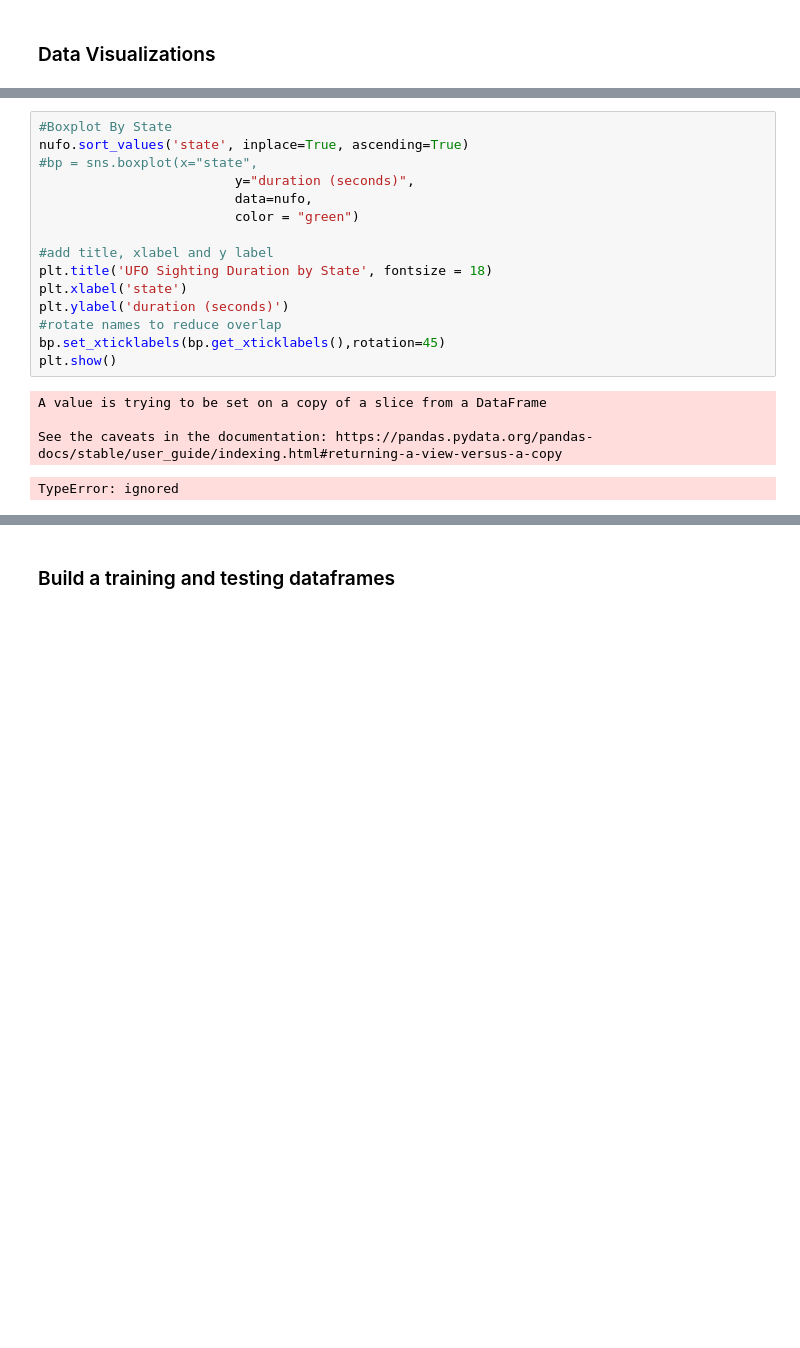
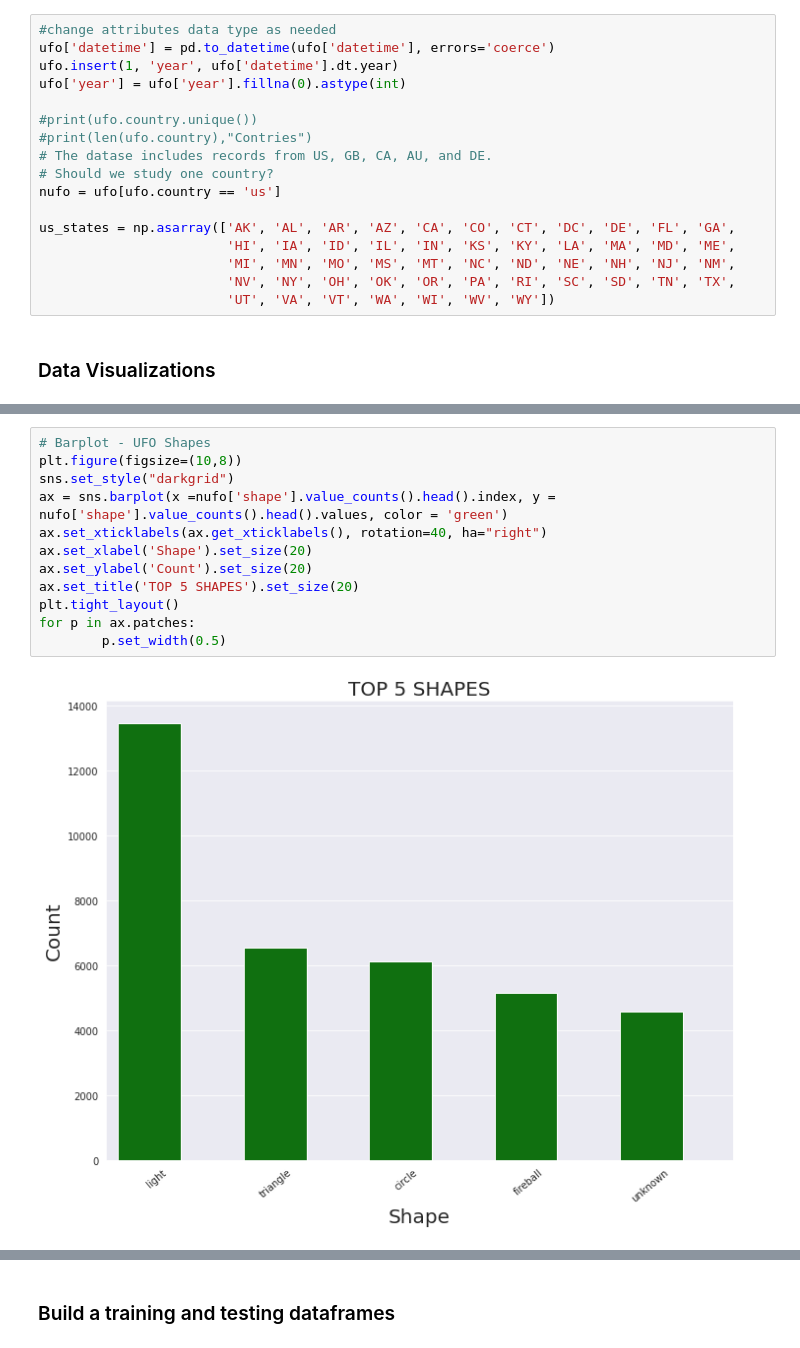
Before and after one commit to larregui/IST718-Project, a Jupyter notebook: IST718_FinalProject_2020.ipynb, the cells around one changed output, grey strips where cells are left out. Cells and saved outputs as stored; diff of their text form; blank space fills up the shorter version.

```diff
--- a/IST718_FinalProject_2020.ipynb
+++ b/IST718_FinalProject_2020.ipynb
@@ -71,2 +120,19 @@ ValueError: ignored
+# %%
+#change attributes data type as needed
+ufo['datetime'] = pd.to_datetime(ufo['datetime'], errors='coerce')
+ufo.insert(1, 'year', ufo['datetime'].dt.year)
+ufo['year'] = ufo['year'].fillna(0).astype(int)
+
+#print(ufo.country.unique())
+#print(len(ufo.country),"Contries")
+# The datase includes records from US, GB, CA, AU, and DE.
+# Should we study one country?
+nufo = ufo[ufo.country == 'us']
+
+us_states = np.asarray(['AK', 'AL', 'AR', 'AZ', 'CA', 'CO', 'CT', 'DC', 'DE', 'FL', 'GA',
+                        'HI', 'IA', 'ID', 'IL', 'IN', 'KS', 'KY', 'LA', 'MA', 'MD', 'ME',
+                        'MI', 'MN', 'MO', 'MS', 'MT', 'NC', 'ND', 'NE', 'NH', 'NJ', 'NM',
+                        'NV', 'NY', 'OH', 'OK', 'OR', 'PA', 'RI', 'SC', 'SD', 'TN', 'TX',
+                        'UT', 'VA', 'VT', 'WA', 'WI', 'WV', 'WY'])
 # %% [markdown]
 ### Data Visualizations
@@ -89,20 +139,14 @@ nufo
-# %%
-#Boxplot By State
-nufo.sort_values('state', inplace=True, ascending=True)
-#bp = sns.boxplot(x="state",
-                         y="duration (seconds)",
-                         data=nufo,
-                         color = "green")
-
-#add title, xlabel and y label
-plt.title('UFO Sighting Duration by State', fontsize = 18)
-plt.xlabel('state')
-plt.ylabel('duration (seconds)')
-#rotate names to reduce overlap
-bp.set_xticklabels(bp.get_xticklabels(),rotation=45)
-plt.show()
-# %% [output]
-A value is trying to be set on a copy of a slice from a DataFrame
-
-See the caveats in the documentation: https://pandas.pydata.org/pandas-docs/stable/user_guide/indexing.html#returning-a-view-versus-a-copy
-TypeError: ignored
+# %%
+# Barplot - UFO Shapes
+plt.figure(figsize=(10,8))
+sns.set_style("darkgrid")
+ax = sns.barplot(x =nufo['shape'].value_counts().head().index, y = nufo['shape'].value_counts().head().values, color = 'green')
+ax.set_xticklabels(ax.get_xticklabels(), rotation=40, ha="right")
+ax.set_xlabel('Shape').set_size(20)
+ax.set_ylabel('Count').set_size(20)
+ax.set_title('TOP 5 SHAPES').set_size(20)
+plt.tight_layout()
+for p in ax.patches:
+        p.set_width(0.5)
+# %% [output]
+[figure, added]
```
Also changed, not shown: parts of 18 cells of this notebook.
